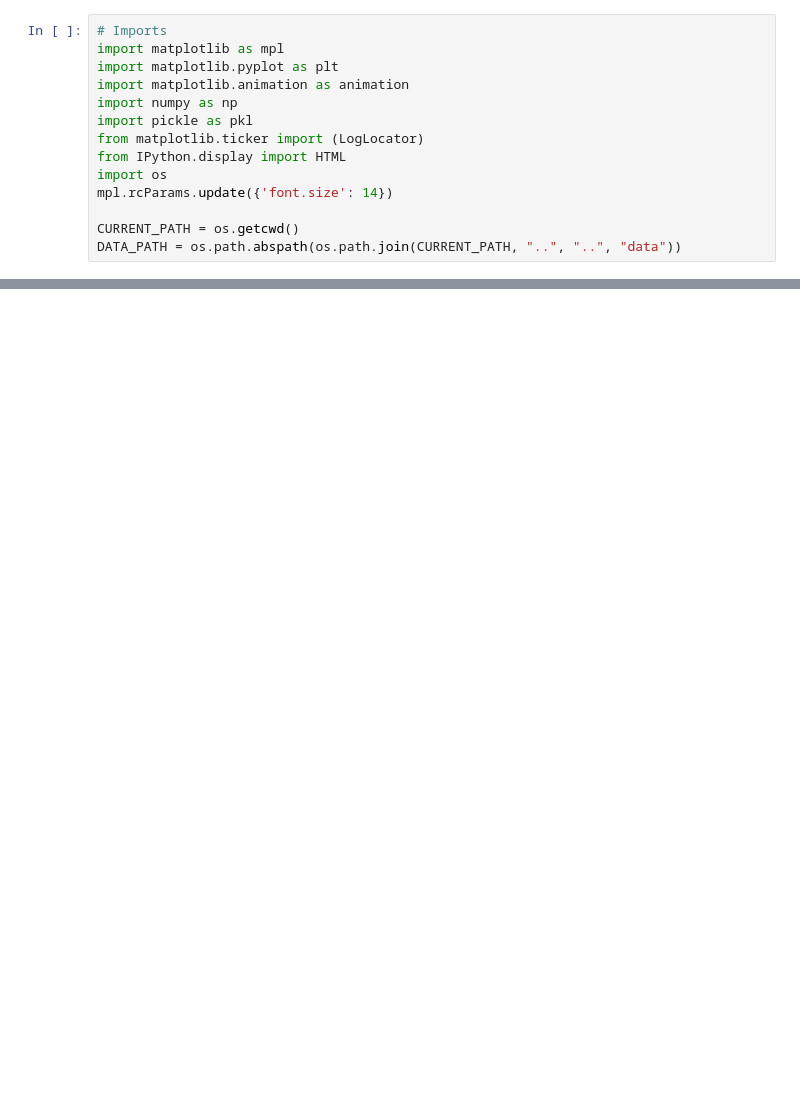
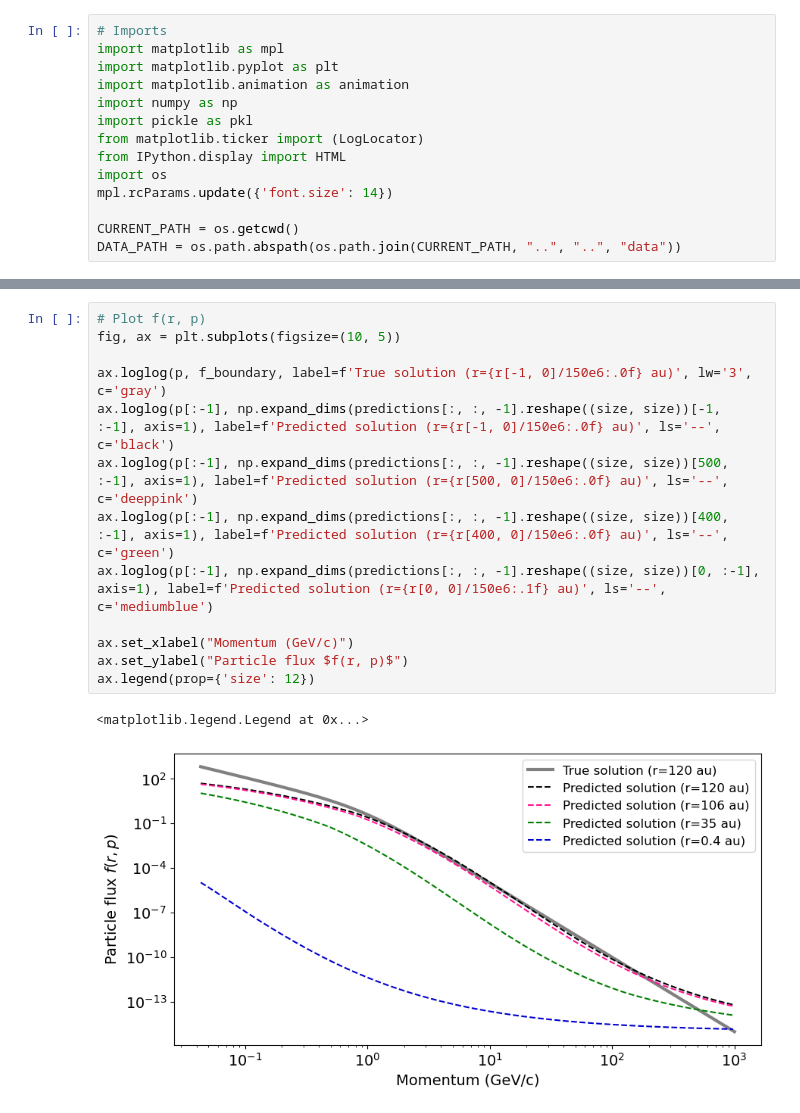
Before and after one commit to linneawolniewicz/pinns, a Jupyter notebook: sherpa/study/visualize.ipynb, the cells around one changed output, grey strips where cells are left out. Drawn from its saved outputs; the diff is of its cells as text; blank space fills up the shorter version.

```diff
--- a/sherpa/study/visualize.ipynb
+++ b/sherpa/study/visualize.ipynb
@@ -69,3 +65,19 @@ Mean absolute difference in final epoch:  39.08162696821731
+# %%
+# Plot f(r, p)
+fig, ax = plt.subplots(figsize=(10, 5))
+
+ax.loglog(p, f_boundary, label=f'True solution (r={r[-1, 0]/150e6:.0f} au)', lw='3', c='gray')
+ax.loglog(p[:-1], np.expand_dims(predictions[:, :, -1].reshape((size, size))[-1, :-1], axis=1), label=f'Predicted solution (r={r[-1, 0]/150e6:.0f} au)', ls='--', c='black')
+ax.loglog(p[:-1], np.expand_dims(predictions[:, :, -1].reshape((size, size))[500, :-1], axis=1), label=f'Predicted solution (r={r[500, 0]/150e6:.0f} au)', ls='--', c='deeppink')
+ax.loglog(p[:-1], np.expand_dims(predictions[:, :, -1].reshape((size, size))[400, :-1], axis=1), label=f'Predicted solution (r={r[400, 0]/150e6:.0f} au)', ls='--', c='green')
+ax.loglog(p[:-1], np.expand_dims(predictions[:, :, -1].reshape((size, size))[0, :-1], axis=1), label=f'Predicted solution (r={r[0, 0]/150e6:.1f} au)', ls='--', c='mediumblue')
+
+ax.set_xlabel("Momentum (GeV/c)")
+ax.set_ylabel("Particle flux $f(r, p)$")
+ax.legend(prop={'size': 12})
+# %% [output]
+<matplotlib.legend.Legend at 0x...>
+[figure, added]
 # %%
 # Plot J(r, T)
 fig, ax = plt.subplots(figsize=(10, 5))
```
Also changed, not shown: parts of 5 cells of this notebook, 8 other files.
